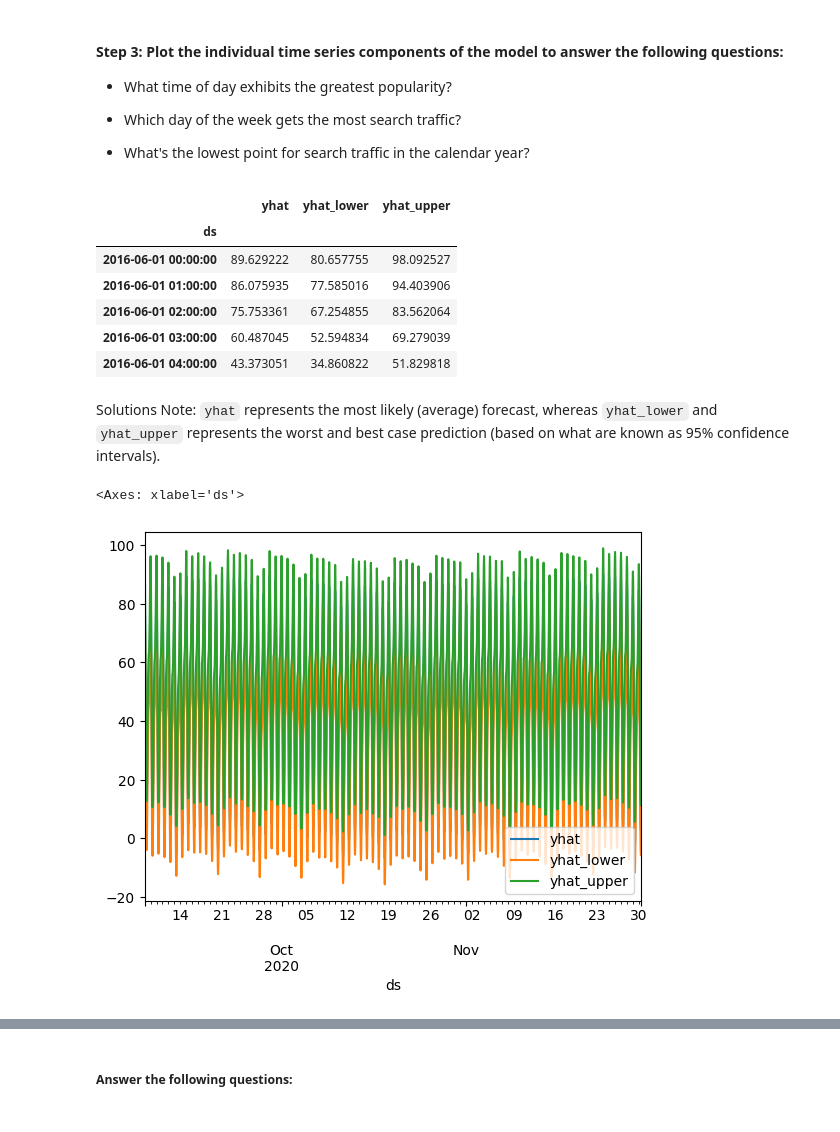
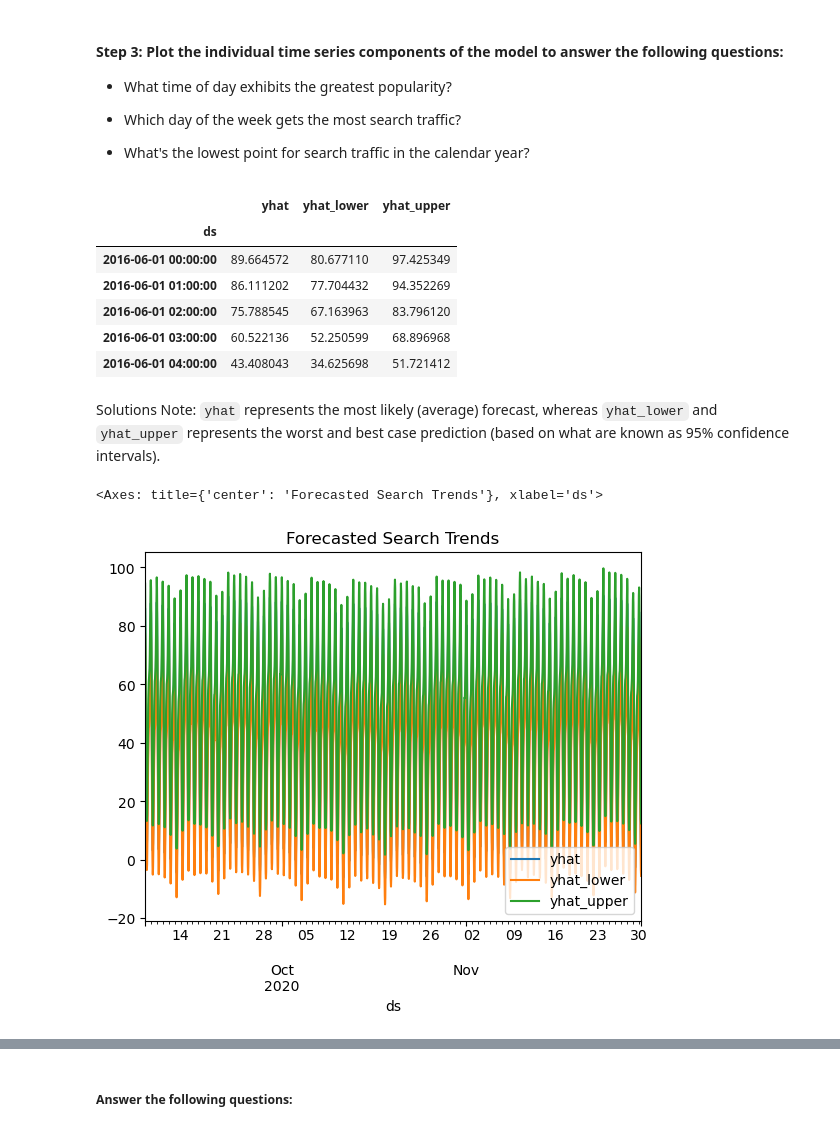
Before and after one commit to Yifei4905/prophet-challenge, a Jupyter notebook: forecasting_net_prophet.ipynb, the cells around one changed output, grey strips where cells are left out. Saved outputs shown, nothing was run; the diff lists cells and outputs as text; code cells hidden in the pictures.

```diff
--- a/forecasting_net_prophet.ipynb
+++ b/forecasting_net_prophet.ipynb
@@ -435,4 +441,5 @@ Now, you need to produce a time series model that analyzes and forecasts pattern
 <prophet.forecaster.Prophet at 0x...>
 # %%
 # Fit the time-series model.
+model.fit(df_mercado_reset)
 # %% [output]
@@ -449,9 +449,10 @@ INFO:cmdstanpy:Chain [1] done processing
 # %%
 # Create a future dataframe to hold predictions
 # Make the prediction go out as far as 2000 hours (approx 80 days)
-
+df_prediction = model.make_future_dataframe(periods=2000, freq='H')
 
 # View the last five rows of the future_mercado_trends DataFrame
+display(df_prediction.tail(5))
 # %% [output]
 |  | ds |
 | 39101 | 2020-11-30 04:00:00 |
@@ -461,8 +462,9 @@ INFO:cmdstanpy:Chain [1] done processing
 | 39105 | 2020-11-30 08:00:00 |
 # %%
 # Make the predictions for the trend data using the future_mercado_trends DataFrame
-
+df_future_mercado = model.predict(df_prediction)
 
 # Display the first five rows of the forecast_mercado_trends DataFrame
+display(df_future_mercado.head(5))
 # %% [output]
 |  | ds | trend | yhat_lower | yhat_upper | trend_lower | trend_upper | additive_terms | ... |
@@ -495,24 +498,26 @@ INFO:cmdstanpy:Chain [1] done processing
 * What's the lowest point for search traffic in the calendar year?
 # %%
 # Set the index in the forecast_mercado_trends DataFrame to the ds datetime column
-
+forecast_mercado_trends=df_future_mercado.set_index('ds')
 
 # View the only the yhat,yhat_lower and yhat_upper columns from the DataFrame
+forecast_mercado_trends[['yhat','yhat_lower','yhat_upper']].head()
 # %% [output]
 |  | yhat | yhat_lower | yhat_upper |
 | ds |  |  |  |
-| 2016-06-01 00:00:00 | 89.629222 | 80.657755 | 98.092527 |
-| 2016-06-01 01:00:00 | 86.075935 | 77.585016 | 94.403906 |
-| 2016-06-01 02:00:00 | 75.753361 | 67.254855 | 83.562064 |
-| 2016-06-01 03:00:00 | 60.487045 | 52.594834 | 69.279039 |
-| 2016-06-01 04:00:00 | 43.373051 | 34.860822 | 51.829818 |
+| 2016-06-01 00:00:00 | 89.664572 | 80.677110 | 97.425349 |
+| 2016-06-01 01:00:00 | 86.111202 | 77.704432 | 94.352269 |
+| 2016-06-01 02:00:00 | 75.788545 | 67.163963 | 83.796120 |
+| 2016-06-01 03:00:00 | 60.522136 | 52.250599 | 68.896968 |
+| 2016-06-01 04:00:00 | 43.408043 | 34.625698 | 51.721412 |
 # %% [markdown]
 Solutions Note: `yhat` represents the most likely (average) forecast, whereas `yhat_lower` and `yhat_upper` represents the worst and best case prediction (based on what are known as 95% confidence intervals).
 # %%
 # From the forecast_mercado_trends DataFrame, plot the data to visualize
 #  the yhat, yhat_lower, and yhat_upper columns over the last 2000 hours
+forecast_mercado_trends[['yhat','yhat_lower','yhat_upper']].iloc[-2000:].plot(title='Forecasted Search Trends')
 # %% [output]
-<Axes: xlabel='ds'>
+<Axes: title={'center': 'Forecasted Search Trends'}, xlabel='ds'>
-[figure, old version]
+[figure, new version]
 # %%
 # Reset the index in the forecast_mercado_trends DataFrame
```
Also changed, not shown: parts of 20 cells of this notebook.
